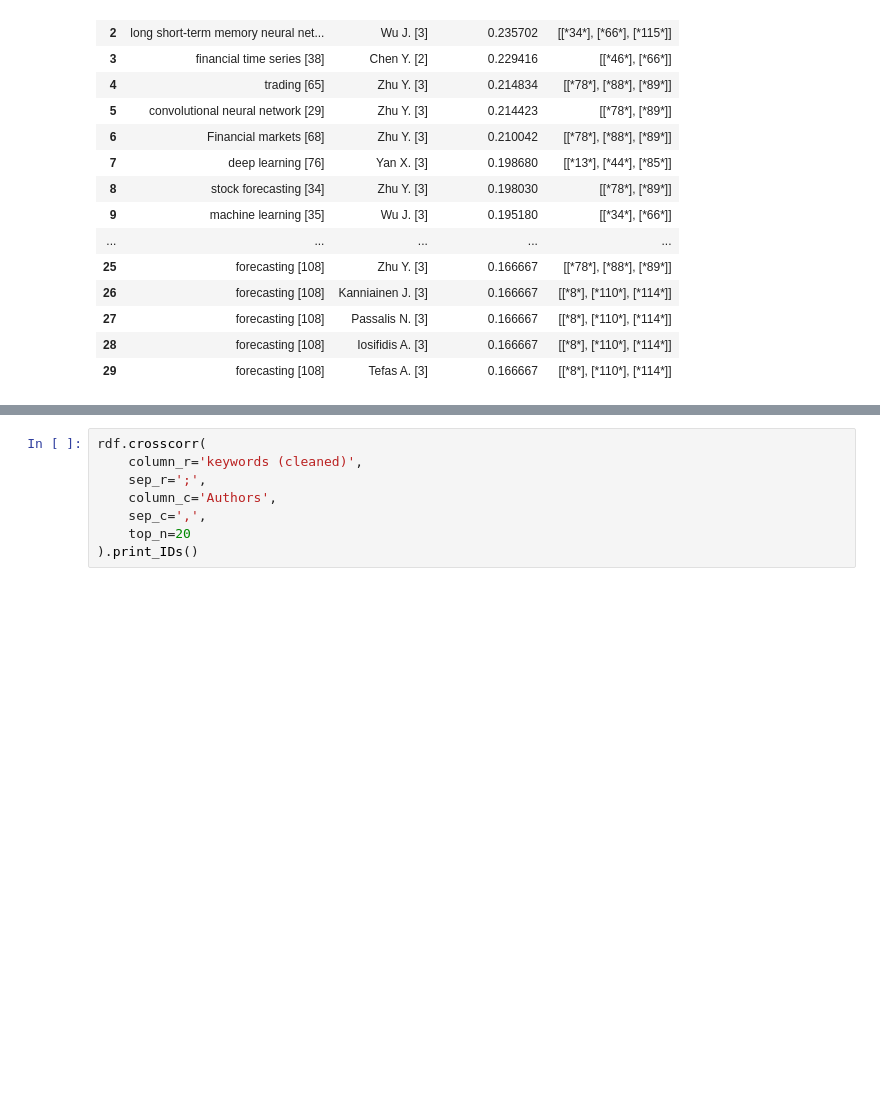
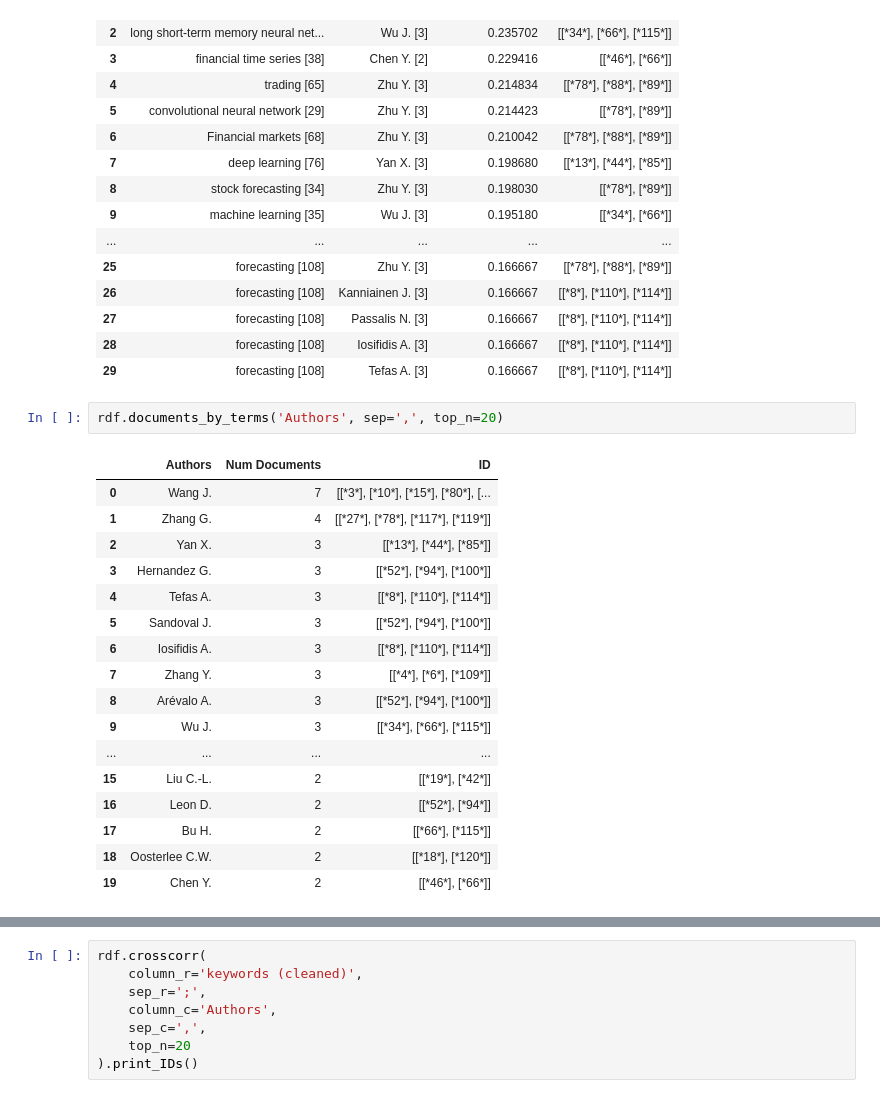
Before and after one commit to jdvelasq/techminer-old-deprecated, a Jupyter notebook: guide/tutorial/20-cross-matrix.ipynb, the cells around one changed output, grey strips where cells are left out. Saved outputs shown, nothing was run; the diff lists cells and outputs as text; blank space fills up the shorter version.

```diff
--- a/guide/tutorial/20-cross-matrix.ipynb
+++ b/guide/tutorial/20-cross-matrix.ipynb
@@ -35,3 +35,23 @@ rdf.crosscorr(
 | 27 | forecasting [108] | Passalis N. [3] | 0.166667 | [[*8*], [*110*], [*114*]] |
 | 28 | forecasting [108] | Iosifidis A. [3] | 0.166667 | [[*8*], [*110*], [*114*]] |
 | 29 | forecasting [108] | Tefas A. [3] | 0.166667 | [[*8*], [*110*], [*114*]] |
+# %%
+rdf.documents_by_terms('Authors', sep=',', top_n=20)
+# %% [output]
+|  | Authors | Num Documents | ID |
+| 0 | Wang J. | 7 | [[*3*], [*10*], [*15*], [*80*], [... |
+| 1 | Zhang G. | 4 | [[*27*], [*78*], [*117*], [*119*]] |
+| 2 | Yan X. | 3 | [[*13*], [*44*], [*85*]] |
+| 3 | Hernandez G. | 3 | [[*52*], [*94*], [*100*]] |
+| 4 | Tefas A. | 3 | [[*8*], [*110*], [*114*]] |
+| 5 | Sandoval J. | 3 | [[*52*], [*94*], [*100*]] |
+| 6 | Iosifidis A. | 3 | [[*8*], [*110*], [*114*]] |
+| 7 | Zhang Y. | 3 | [[*4*], [*6*], [*109*]] |
+| 8 | Arévalo A. | 3 | [[*52*], [*94*], [*100*]] |
+| 9 | Wu J. | 3 | [[*34*], [*66*], [*115*]] |
+| ... | ... | ... | ... |
+| 15 | Liu C.-L. | 2 | [[*19*], [*42*]] |
+| 16 | Leon D. | 2 | [[*52*], [*94*]] |
+| 17 | Bu H. | 2 | [[*66*], [*115*]] |
+| 18 | Oosterlee C.W. | 2 | [[*18*], [*120*]] |
+| 19 | Chen Y. | 2 | [[*46*], [*66*]] |
```
Also changed, not shown: parts of 1 cell of this notebook, 3 other files.
